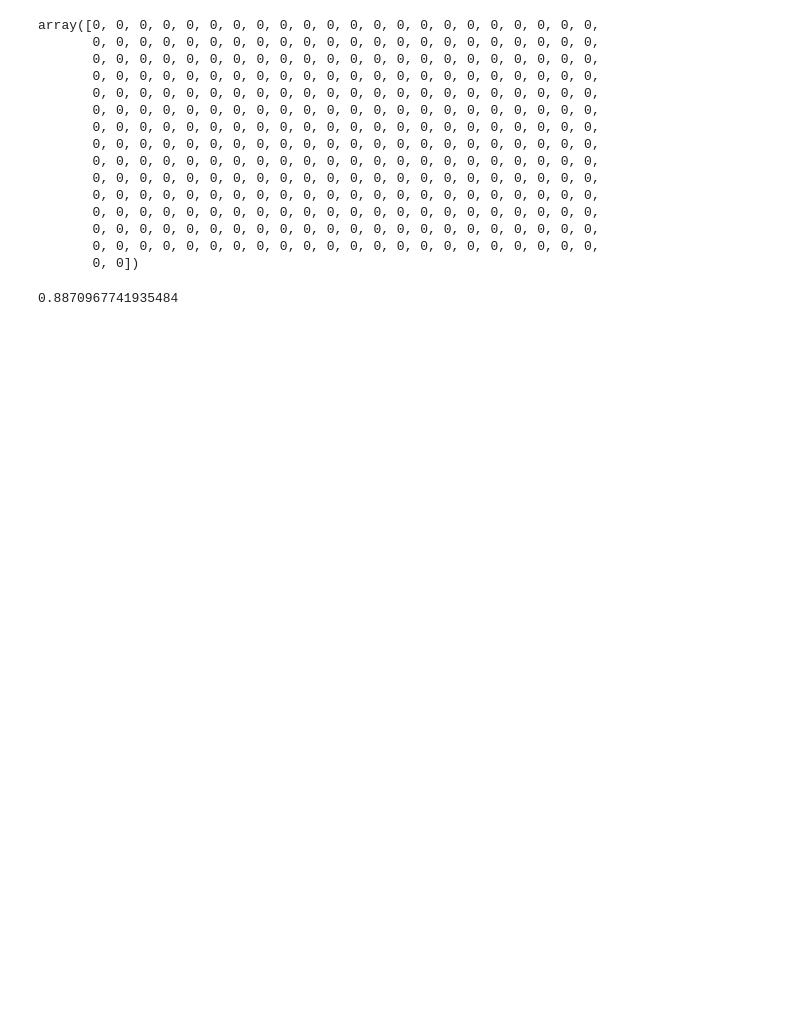
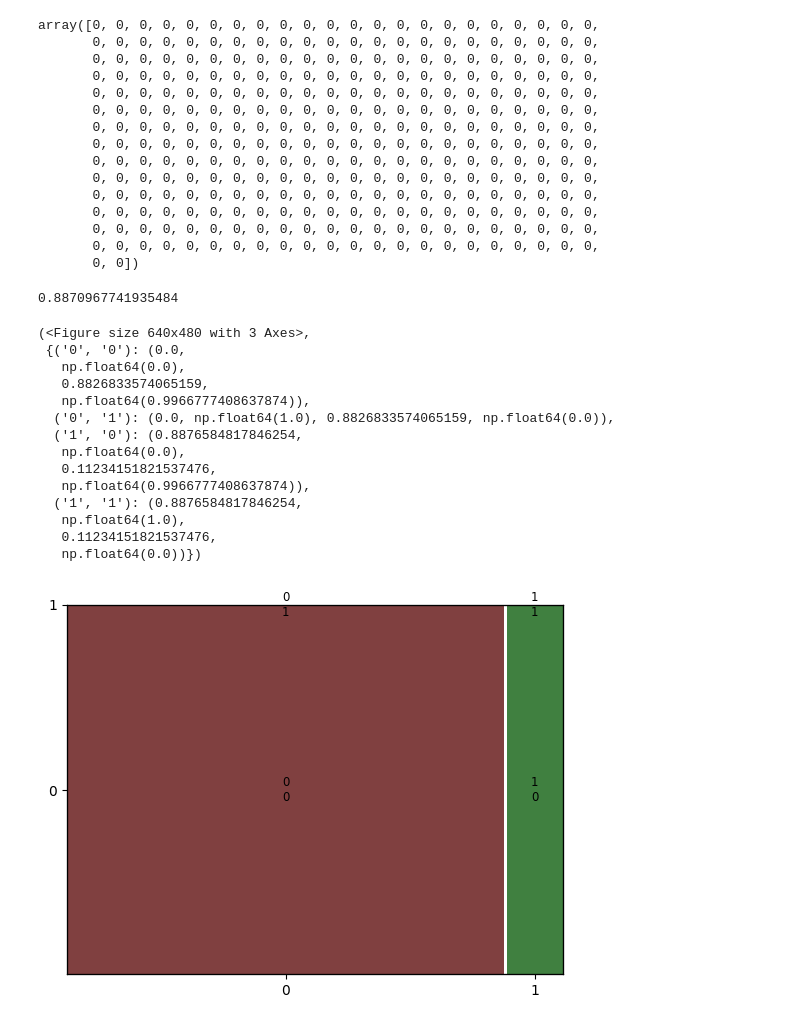
Before and after one commit to tsdandekar24/TanavDandekar_csci_1070_course, a Jupyter notebook: week_06_homework.ipynb, the cells around one changed output. Cells and saved outputs as stored; diff of their text form; code cells hidden in the pictures; blank space fills up the shorter version.

```diff
--- a/week_06_homework.ipynb
+++ b/week_06_homework.ipynb
@@ -84,10 +125,11 @@ sc = StandardScaler()
 X = credit_df.drop("label", axis = 1)
 y = credit_df["label"]
 X_train, X_test, y_train, y_test = train_test_split(X, y, test_size = 0.3, random_state = 42)
+X_train = sc.fit_transform(X_train)
+X_test = sc.fit_transform(X_test)
 
-knn = KNeighborsClassifier(n_neighbors = 30)
+knn = KNeighborsClassifier(n_neighbors = 15)
 knn.fit(X_train, y_train)
-
 y_pred = knn.predict(X_test)
 print(y_pred)
 # %% [output]
@@ -111,7 +171,11 @@ print(knn.score(X_test, y_test))
 # %%
 from sklearn.linear_model import LogisticRegression
 
+X = credit_df.drop("label", axis = 1)
+y = credit_df["label"]
 X_train, X_test, y_train, y_test = train_test_split(X, y, test_size = 0.2, random_state = 42, stratify = y)
+X_train = sc.fit_transform(X_train)
+X_test = sc.fit_transform(X_test)
 # %%
 regression = LogisticRegression(random_state = 42).fit(X_train, y_train)
 y_pred = regression.predict(X_test)
@@ -136,3 +200,25 @@ array([0, 0, 0, 0, 0, 0, 0, 0, 0, 0, 0, 0, 0, 0, 0, 0, 0, 0, 0, 0, 0, 0,
 regression.score(X_test, y_test)
 # %% [output]
 0.8870967741935484
+# %%
+from sklearn.metrics import confusion_matrix
+from statsmodels.graphics.mosaicplot import mosaic
+from sklearn.metrics import ConfusionMatrixDisplay
+conf_matrix = confusion_matrix(y_test, y_pred)
+mosaic(conf_matrix)
+# %% [output]
+(<Figure size 640x480 with 3 Axes>,
+ {('0', '0'): (0.0,
+   np.float64(0.0),
+   0.8826833574065159,
+   np.float64(0.9966777408637874)),
+  ('0', '1'): (0.0, np.float64(1.0), 0.8826833574065159, np.float64(0.0)),
+  ('1', '0'): (0.8876584817846254,
+   np.float64(0.0),
+   0.11234151821537476,
+   np.float64(0.9966777408637874)),
+  ('1', '1'): (0.8876584817846254,
+   np.float64(1.0),
+   0.11234151821537476,
+   np.float64(0.0))})
+[figure, added]
```
Also changed, not shown: parts of 14 cells of this notebook.
